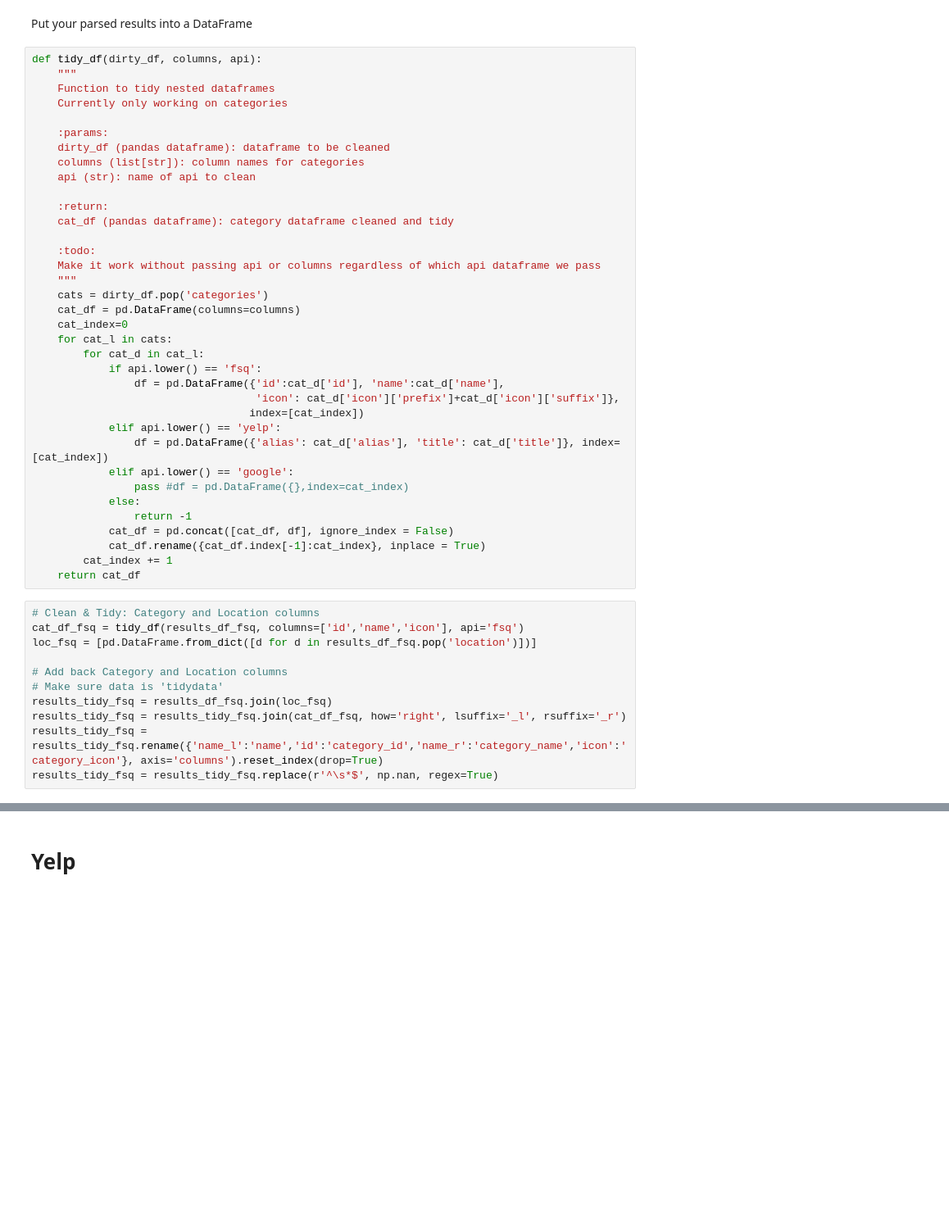
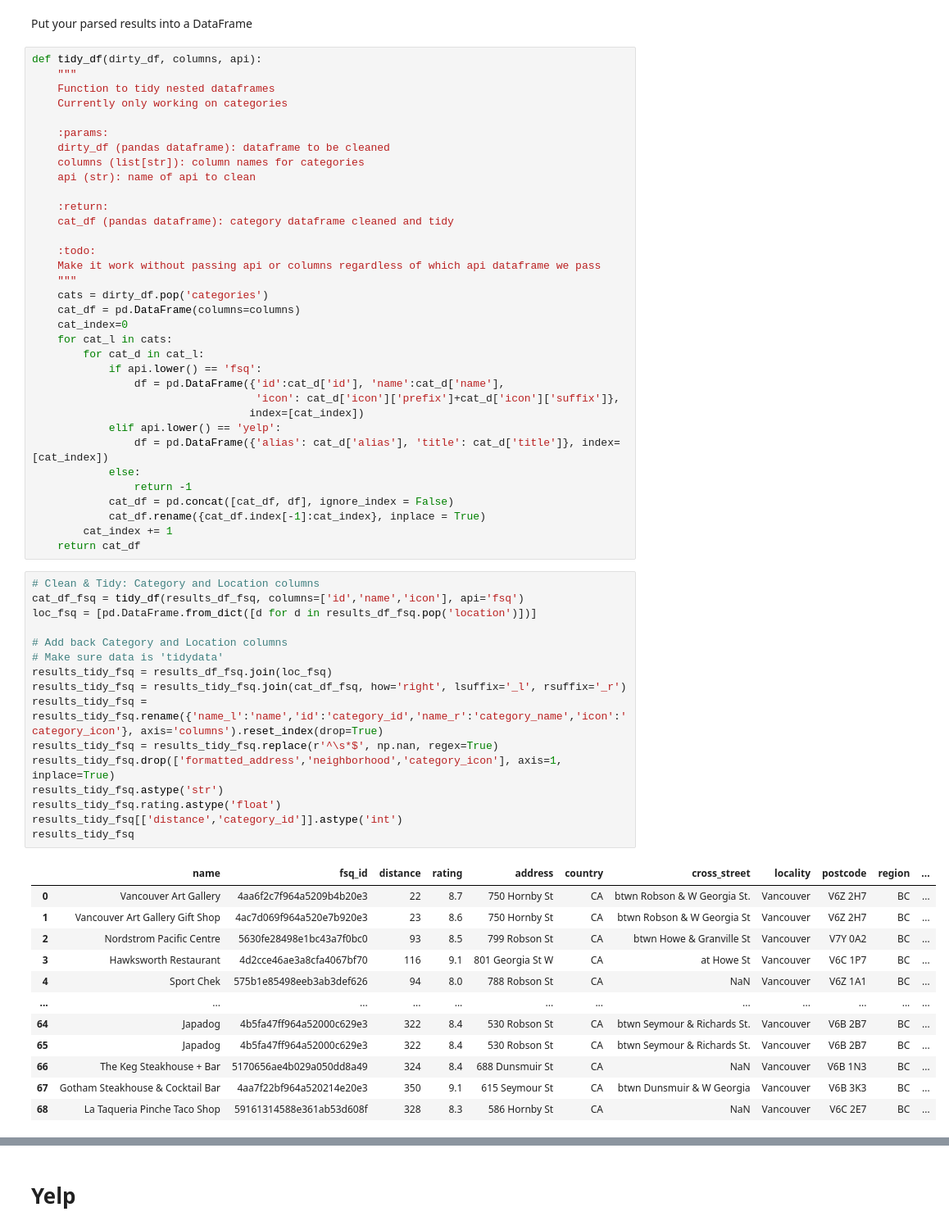
Before and after one commit to AstroLebs/LL_mini_project_II, a Jupyter notebook: notebooks/EDA.ipynb, the cells around one changed output, grey strips where cells are left out. Shown at 82% size. Saved outputs shown, nothing was run; the diff lists cells and outputs as text; blank space fills up the shorter version.

```diff
--- a/notebooks/EDA.ipynb
+++ b/notebooks/EDA.ipynb
@@ -76,8 +79,6 @@ def tidy_df(dirty_df, columns, api):
                                   index=[cat_index])
             elif api.lower() == 'yelp':
                 df = pd.DataFrame({'alias': cat_d['alias'], 'title': cat_d['title']}, index=[cat_index])
-            elif api.lower() == 'google':
-                pass #df = pd.DataFrame({},index=cat_index)
             else:
                 return -1
             cat_df = pd.concat([cat_df, df], ignore_index = False)
@@ -87,11 +88,29 @@ def tidy_df(dirty_df, columns, api):
 # %%
 # Clean & Tidy: Category and Location columns
 cat_df_fsq = tidy_df(results_df_fsq, columns=['id','name','icon'], api='fsq')
 loc_fsq = [pd.DataFrame.from_dict([d for d in results_df_fsq.pop('location')])]
 
 # Add back Category and Location columns
 # Make sure data is 'tidydata'
 results_tidy_fsq = results_df_fsq.join(loc_fsq)
 results_tidy_fsq = results_tidy_fsq.join(cat_df_fsq, how='right', lsuffix='_l', rsuffix='_r')
 results_tidy_fsq = results_tidy_fsq.rename({'name_l':'name','id':'category_id','name_r':'category_name','icon':'category_icon'}, axis='columns').reset_index(drop=True)
 results_tidy_fsq = results_tidy_fsq.replace(r'^\s*$', np.nan, regex=True)
+results_tidy_fsq.drop(['formatted_address','neighborhood','category_icon'], axis=1, inplace=True)
+results_tidy_fsq.astype('str')
+results_tidy_fsq.rating.astype('float')
+results_tidy_fsq[['distance','category_id']].astype('int')
+results_tidy_fsq
+# %% [output]
+|  | name | fsq_id | distance | rating | address | country | cross_street | locality | postcode | region | ... |
+| 0 | Vancouver Art Gallery | 4aa6f2c7f964a5209b4b20e3 | 22 | 8.7 | 750 Hornby St | CA | btwn Robson & W Georgia St. | Vancouver | V6Z 2H7 | BC | ... |
+| 1 | Vancouver Art Gallery Gift Shop | 4ac7d069f964a520e7b920e3 | 23 | 8.6 | 750 Hornby St | CA | btwn Robson & W Georgia St | Vancouver | V6Z 2H7 | BC | ... |
+| 2 | Nordstrom Pacific Centre | 5630fe28498e1bc43a7f0bc0 | 93 | 8.5 | 799 Robson St | CA | btwn Howe & Granville St | Vancouver | V7Y 0A2 | BC | ... |
+| 3 | Hawksworth Restaurant | 4d2cce46ae3a8cfa4067bf70 | 116 | 9.1 | 801 Georgia St W | CA | at Howe St | Vancouver | V6C 1P7 | BC | ... |
+| 4 | Sport Chek | 575b1e85498eeb3ab3def626 | 94 | 8.0 | 788 Robson St | CA | NaN | Vancouver | V6Z 1A1 | BC | ... |
+| ... | ... | ... | ... | ... | ... | ... | ... | ... | ... | ... | ... |
+| 64 | Japadog | 4b5fa47ff964a52000c629e3 | 322 | 8.4 | 530 Robson St | CA | btwn Seymour & Richards St. | Vancouver | V6B 2B7 | BC | ... |
+| 65 | Japadog | 4b5fa47ff964a52000c629e3 | 322 | 8.4 | 530 Robson St | CA | btwn Seymour & Richards St. | Vancouver | V6B 2B7 | BC | ... |
+| 66 | The Keg Steakhouse + Bar | 5170656ae4b029a050dd8a49 | 324 | 8.4 | 688 Dunsmuir St | CA | NaN | Vancouver | V6B 1N3 | BC | ... |
+| 67 | Gotham Steakhouse & Cocktail Bar | 4aa7f22bf964a520214e20e3 | 350 | 9.1 | 615 Seymour St | CA | btwn Dunsmuir & W Georgia | Vancouver | V6B 3K3 | BC | ... |
+| 68 | La Taqueria Pinche Taco Shop | 59161314588e361ab53d608f | 328 | 8.3 | 586 Hornby St | CA | NaN | Vancouver | V6C 2E7 | BC | ... |
```
Also changed, not shown: parts of 20 cells of this notebook, 2 other files.
